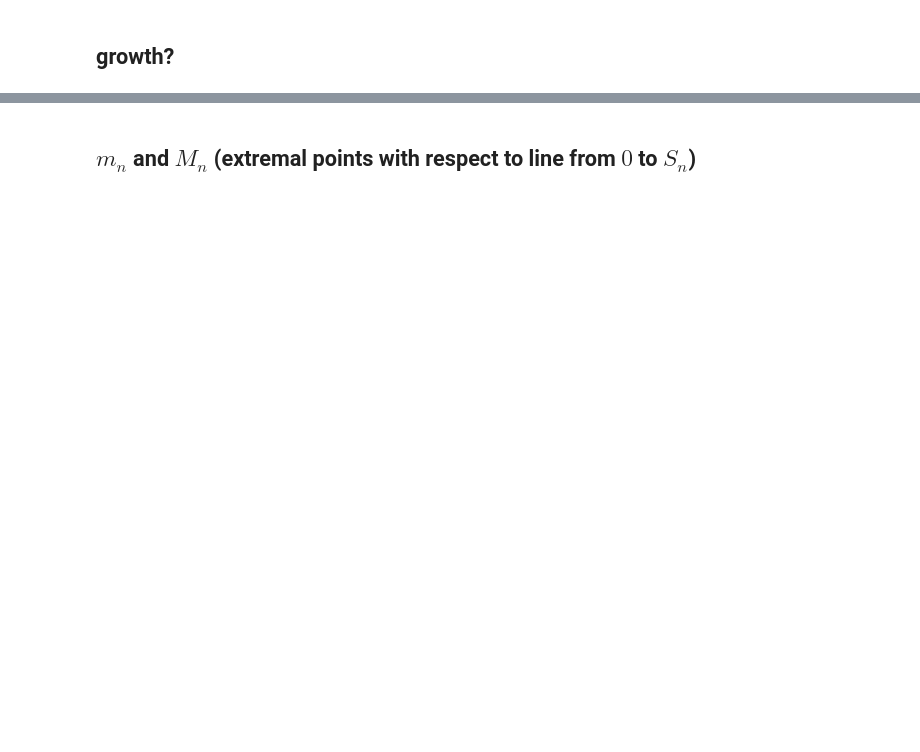
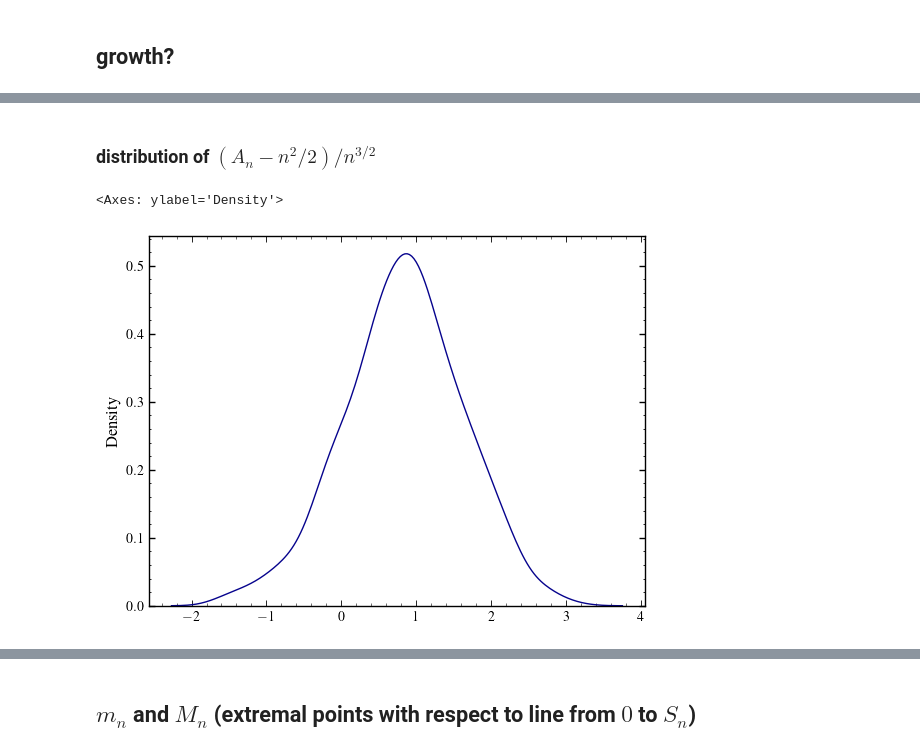
Before and after one commit to lsimek/fbm-simulacije, a Jupyter notebook: notebooks/2.ipynb, the cells around one changed output, grey strips where cells are left out. Cells and saved outputs as stored; diff of their text form; code cells hidden in the pictures; blank space fills up the shorter version.

```diff
--- a/notebooks/2.ipynb
+++ b/notebooks/2.ipynb
@@ -122,0 +182,10 @@ plt.savefig('../images/2setnje_rast.png')
+# %% [markdown]
+### distribution of $(A_n-n^2/2)/n^{3/2}$
+# %%
+n = 9000
+f = lambda x: (x-n**2/2)/n**1.5
+x = f(areas[n])
+sns.kdeplot(x)
+# %% [output]
+<Axes: ylabel='Density'>
+[figure, added]
```
Also changed, not shown: parts of 17 cells of this notebook, 2 other files.
